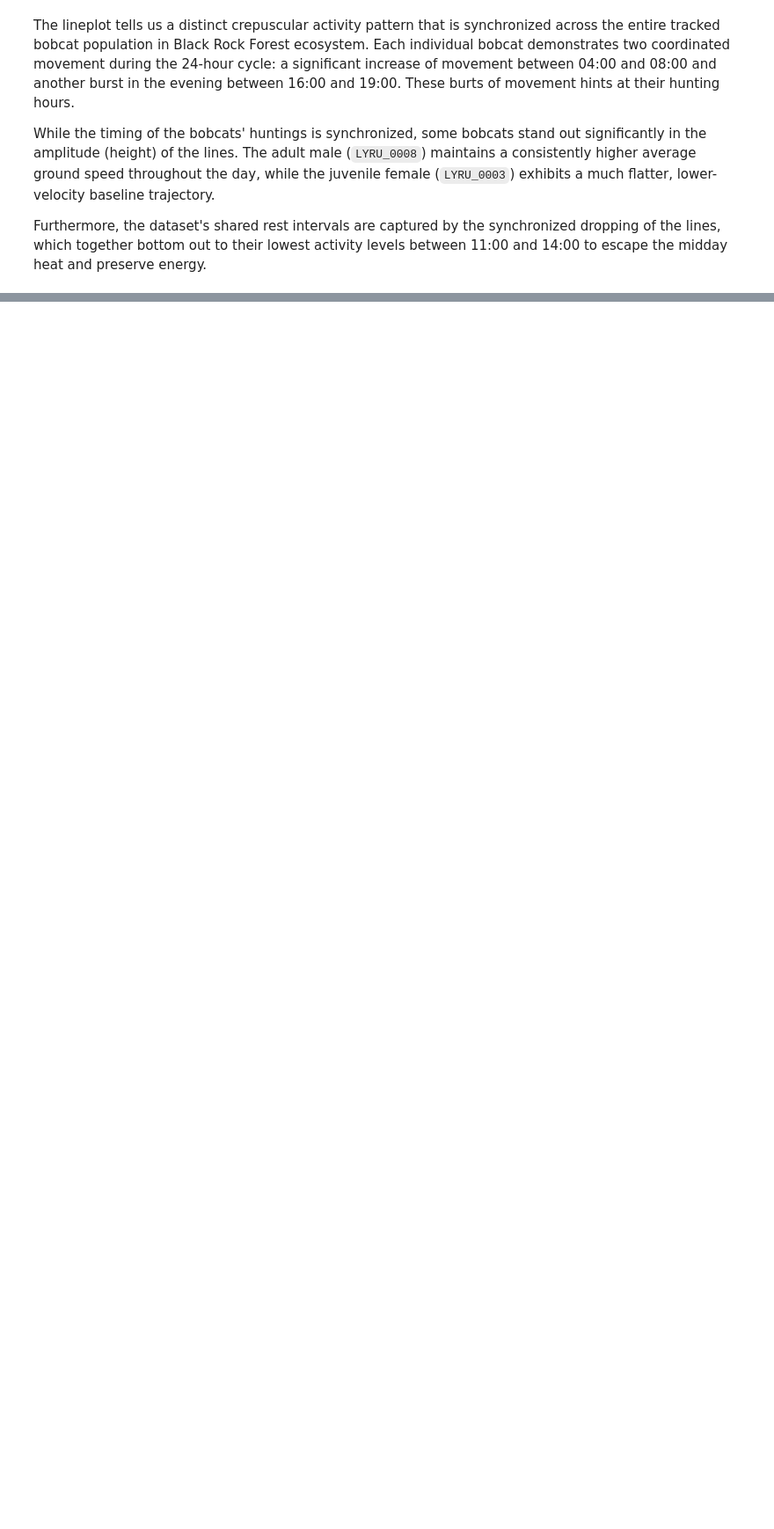
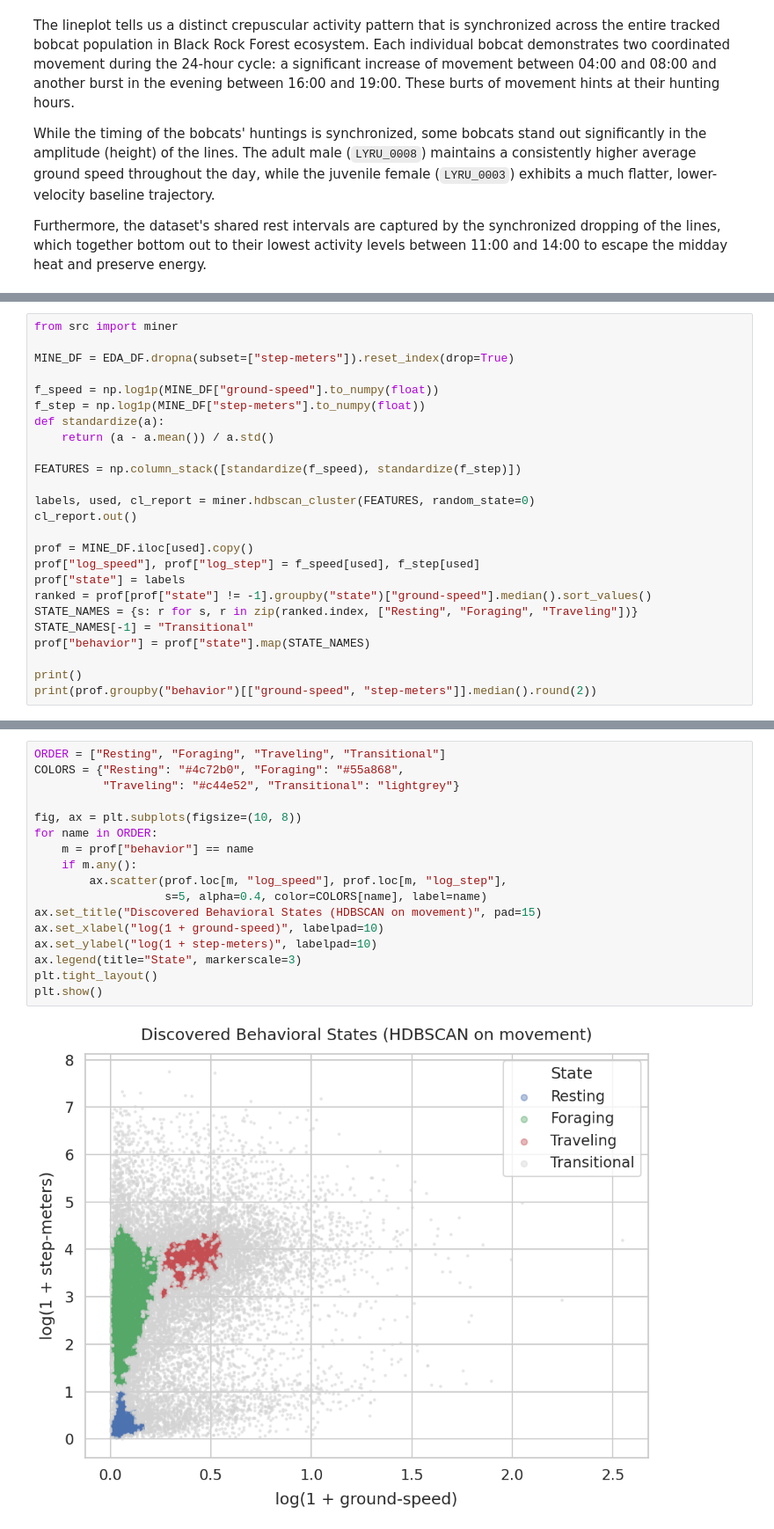
Before and after one commit to zrygan/animove, a Jupyter notebook: animove.ipynb, the cells around one changed output, grey strips where cells are left out. Shown at 88% size. Saved outputs shown, nothing was run; the diff lists cells and outputs as text; blank space fills up the shorter version.

```diff
--- a/animove.ipynb
+++ b/animove.ipynb
@@ -819,0 +696,25 @@ Furthermore, the dataset's shared rest intervals are captured by the synchronize
+# %%
+from src import miner
+
+MINE_DF = EDA_DF.dropna(subset=["step-meters"]).reset_index(drop=True)
+
+f_speed = np.log1p(MINE_DF["ground-speed"].to_numpy(float))
+f_step = np.log1p(MINE_DF["step-meters"].to_numpy(float))
+def standardize(a):
+    return (a - a.mean()) / a.std()
+
+FEATURES = np.column_stack([standardize(f_speed), standardize(f_step)])
+
+labels, used, cl_report = miner.hdbscan_cluster(FEATURES, random_state=0)
+cl_report.out()
+
+prof = MINE_DF.iloc[used].copy()
+prof["log_speed"], prof["log_step"] = f_speed[used], f_step[used]
+prof["state"] = labels
+ranked = prof[prof["state"] != -1].groupby("state")["ground-speed"].median().sort_values()
+STATE_NAMES = {s: r for s, r in zip(ranked.index, ["Resting", "Foraging", "Traveling"])}
+STATE_NAMES[-1] = "Transitional"
+prof["behavior"] = prof["state"].map(STATE_NAMES)
+
+print()
+print(prof.groupby("behavior")[["ground-speed", "step-meters"]].median().round(2))
@@ -819,0 +734,19 @@ Furthermore, the dataset's shared rest intervals are captured by the synchronize
+# %%
+ORDER = ["Resting", "Foraging", "Traveling", "Transitional"]
+COLORS = {"Resting": "#4c72b0", "Foraging": "#55a868",
+          "Traveling": "#c44e52", "Transitional": "lightgrey"}
+
+fig, ax = plt.subplots(figsize=(10, 8))
+for name in ORDER:
+    m = prof["behavior"] == name
+    if m.any():
+        ax.scatter(prof.loc[m, "log_speed"], prof.loc[m, "log_step"],
+                   s=5, alpha=0.4, color=COLORS[name], label=name)
+ax.set_title("Discovered Behavioral States (HDBSCAN on movement)", pad=15)
+ax.set_xlabel("log(1 + ground-speed)", labelpad=10)
+ax.set_ylabel("log(1 + step-meters)", labelpad=10)
+ax.legend(title="State", markerscale=3)
+plt.tight_layout()
+plt.show()
+# %% [output]
+[figure, added]
```
Also changed, not shown: parts of 35 cells of this notebook, 1 other file.
